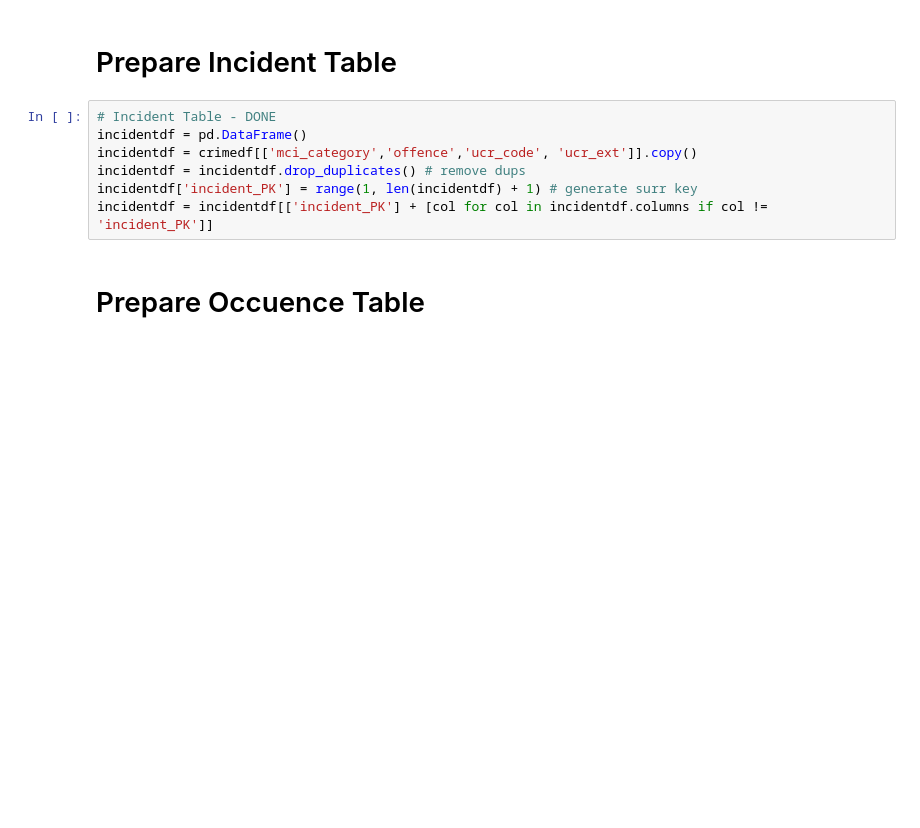
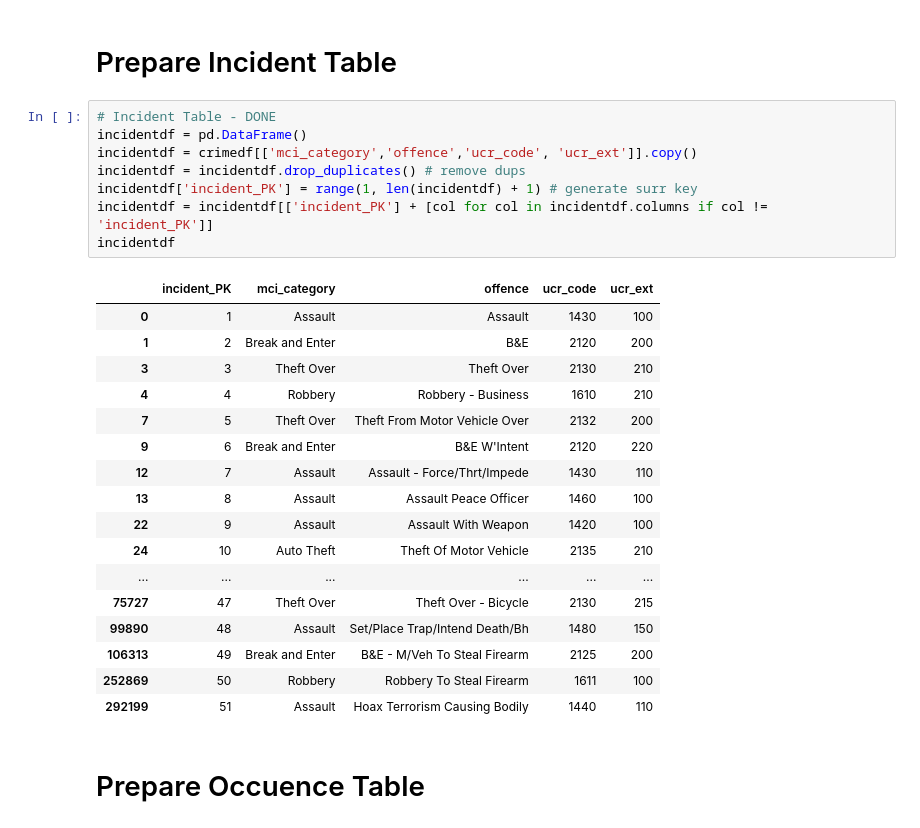
Before and after one commit to zhrmnch/CSI4142_Phase3, a Jupyter notebook: MajorCrime_Staging.ipynb, the cells around one changed output. Drawn from its saved outputs; the diff is of its cells as text; blank space fills up the shorter version.

```diff
--- a/MajorCrime_Staging.ipynb
+++ b/MajorCrime_Staging.ipynb
@@ -73,10 +151,29 @@ premisedf = premisedf[['premise_PK'] + [col for col in premisedf.columns if col
 # %%
 # Incident Table - DONE
 incidentdf = pd.DataFrame()
 incidentdf = crimedf[['mci_category','offence','ucr_code', 'ucr_ext']].copy()
 incidentdf = incidentdf.drop_duplicates() # remove dups
 incidentdf['incident_PK'] = range(1, len(incidentdf) + 1) # generate surr key
 incidentdf = incidentdf[['incident_PK'] + [col for col in incidentdf.columns if col != 'incident_PK']]
+incidentdf
+# %% [output]
+|  | incident_PK | mci_category | offence | ucr_code | ucr_ext |
+| 0 | 1 | Assault | Assault | 1430 | 100 |
+| 1 | 2 | Break and Enter | B&E | 2120 | 200 |
+| 3 | 3 | Theft Over | Theft Over | 2130 | 210 |
+| 4 | 4 | Robbery | Robbery - Business | 1610 | 210 |
+| 7 | 5 | Theft Over | Theft From Motor Vehicle Over | 2132 | 200 |
+| 9 | 6 | Break and Enter | B&E W'Intent | 2120 | 220 |
+| 12 | 7 | Assault | Assault - Force/Thrt/Impede | 1430 | 110 |
+| 13 | 8 | Assault | Assault Peace Officer | 1460 | 100 |
+| 22 | 9 | Assault | Assault With Weapon | 1420 | 100 |
+| 24 | 10 | Auto Theft | Theft Of Motor Vehicle | 2135 | 210 |
+| ... | ... | ... | ... | ... | ... |
+| 75727 | 47 | Theft Over | Theft Over - Bicycle | 2130 | 215 |
+| 99890 | 48 | Assault | Set/Place Trap/Intend Death/Bh | 1480 | 150 |
+| 106313 | 49 | Break and Enter | B&E - M/Veh To Steal Firearm | 2125 | 200 |
+| 252869 | 50 | Robbery | Robbery To Steal Firearm | 1611 | 100 |
+| 292199 | 51 | Assault | Hoax Terrorism Causing Bodily | 1440 | 110 |
 # %% [markdown]
 # Prepare Occuence Table
 # %%
```
Also changed, not shown: parts of 11 cells of this notebook.
